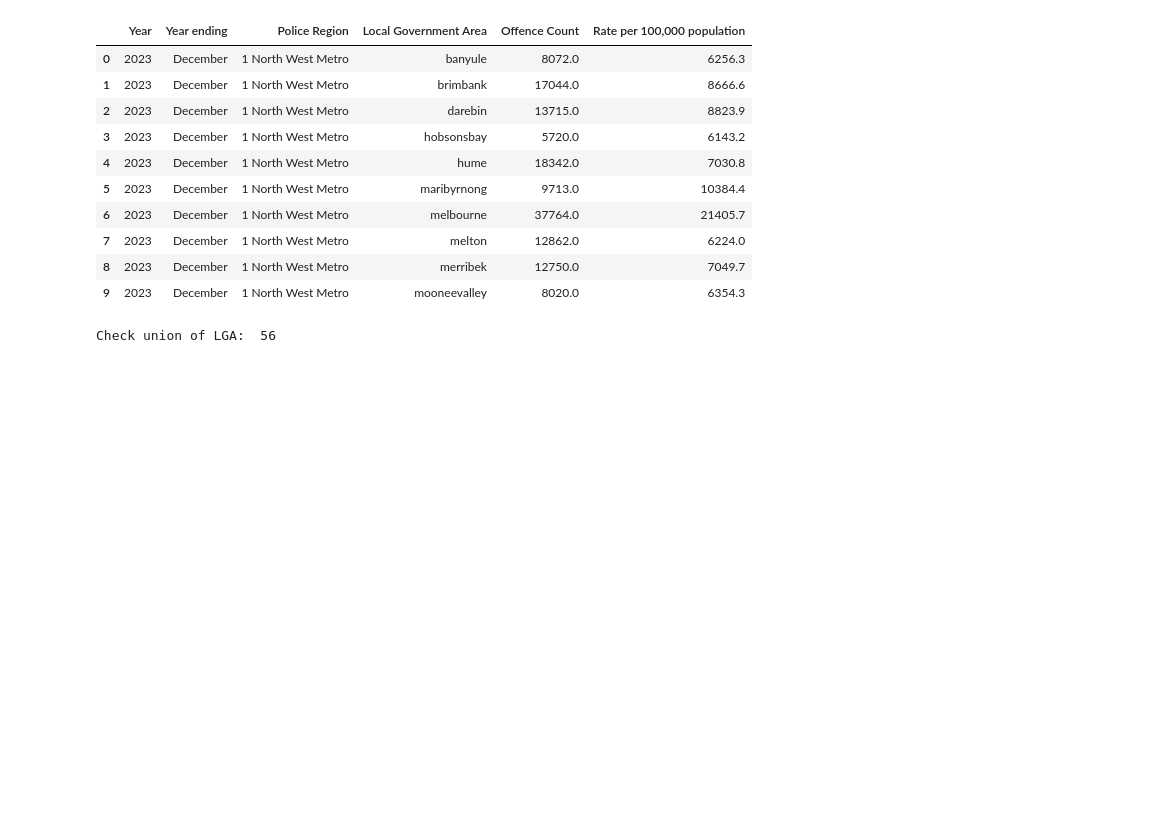
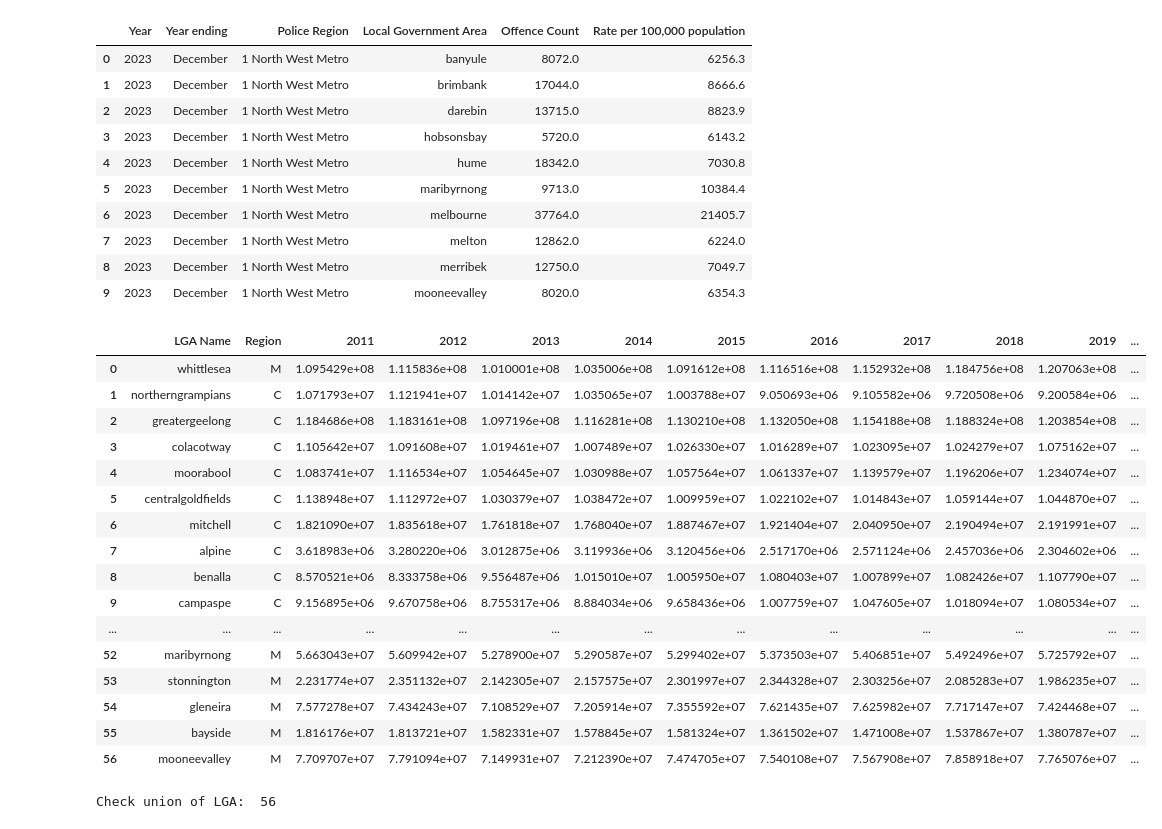
Before and after one commit to khangluong2004/COMP20008_Assignment2, a Jupyter notebook: khang/preProcessing.ipynb, the cells around one changed output. Saved outputs shown, nothing was run; the diff lists cells and outputs as text; code cells hidden in the pictures; blank space fills up the shorter version.

```diff
--- a/khang/preProcessing.ipynb
+++ b/khang/preProcessing.ipynb
@@ -1241,6 +1244,26 @@ offences_group["Rate per 100,000 population"] = (offences_group["Offence Count"]
 offences = offences_group
 
 offences.to_csv("../cleanedCsv/cleanedOffences.csv")
+# %%
+egm
+# %% [output]
+|  | LGA Name | Region | 2011 | 2012 | 2013 | 2014 | 2015 | 2016 | 2017 | 2018 | 2019 | ... |
+| 0 | whittlesea | M | 1.095429e+08 | 1.115836e+08 | 1.010001e+08 | 1.035006e+08 | 1.091612e+08 | 1.116516e+08 | 1.152932e+08 | 1.184756e+08 | 1.207063e+08 | ... |
+| 1 | northerngrampians | C | 1.071793e+07 | 1.121941e+07 | 1.014142e+07 | 1.035065e+07 | 1.003788e+07 | 9.050693e+06 | 9.105582e+06 | 9.720508e+06 | 9.200584e+06 | ... |
+| 2 | greatergeelong | C | 1.184686e+08 | 1.183161e+08 | 1.097196e+08 | 1.116281e+08 | 1.130210e+08 | 1.132050e+08 | 1.154188e+08 | 1.188324e+08 | 1.203854e+08 | ... |
+| 3 | colacotway | C | 1.105642e+07 | 1.091608e+07 | 1.019461e+07 | 1.007489e+07 | 1.026330e+07 | 1.016289e+07 | 1.023095e+07 | 1.024279e+07 | 1.075162e+07 | ... |
+| 4 | moorabool | C | 1.083741e+07 | 1.116534e+07 | 1.054645e+07 | 1.030988e+07 | 1.057564e+07 | 1.061337e+07 | 1.139579e+07 | 1.196206e+07 | 1.234074e+07 | ... |
+| 5 | centralgoldfields | C | 1.138948e+07 | 1.112972e+07 | 1.030379e+07 | 1.038472e+07 | 1.009959e+07 | 1.022102e+07 | 1.014843e+07 | 1.059144e+07 | 1.044870e+07 | ... |
+| 6 | mitchell | C | 1.821090e+07 | 1.835618e+07 | 1.761818e+07 | 1.768040e+07 | 1.887467e+07 | 1.921404e+07 | 2.040950e+07 | 2.190494e+07 | 2.191991e+07 | ... |
+| 7 | alpine | C | 3.618983e+06 | 3.280220e+06 | 3.012875e+06 | 3.119936e+06 | 3.120456e+06 | 2.517170e+06 | 2.571124e+06 | 2.457036e+06 | 2.304602e+06 | ... |
+| 8 | benalla | C | 8.570521e+06 | 8.333758e+06 | 9.556487e+06 | 1.015010e+07 | 1.005950e+07 | 1.080403e+07 | 1.007899e+07 | 1.082426e+07 | 1.107790e+07 | ... |
+| 9 | campaspe | C | 9.156895e+06 | 9.670758e+06 | 8.755317e+06 | 8.884034e+06 | 9.658436e+06 | 1.007759e+07 | 1.047605e+07 | 1.018094e+07 | 1.080534e+07 | ... |
+| ... | ... | ... | ... | ... | ... | ... | ... | ... | ... | ... | ... | ... |
+| 52 | maribyrnong | M | 5.663043e+07 | 5.609942e+07 | 5.278900e+07 | 5.290587e+07 | 5.299402e+07 | 5.373503e+07 | 5.406851e+07 | 5.492496e+07 | 5.725792e+07 | ... |
+| 53 | stonnington | M | 2.231774e+07 | 2.351132e+07 | 2.142305e+07 | 2.157575e+07 | 2.301997e+07 | 2.344328e+07 | 2.303256e+07 | 2.085283e+07 | 1.986235e+07 | ... |
+| 54 | gleneira | M | 7.577278e+07 | 7.434243e+07 | 7.108529e+07 | 7.205914e+07 | 7.355592e+07 | 7.621435e+07 | 7.625982e+07 | 7.717147e+07 | 7.424468e+07 | ... |
+| 55 | bayside | M | 1.816176e+07 | 1.813721e+07 | 1.582331e+07 | 1.578845e+07 | 1.581324e+07 | 1.361502e+07 | 1.471008e+07 | 1.537867e+07 | 1.380787e+07 | ... |
+| 56 | mooneevalley | M | 7.709707e+07 | 7.791094e+07 | 7.149931e+07 | 7.212390e+07 | 7.474705e+07 | 7.540108e+07 | 7.567908e+07 | 7.858918e+07 | 7.765076e+07 | ... |
 # %%
 # Output to use for eda
 # LGA is the index for housingPrices and communities
```
Also changed, not shown: parts of 1 cell of this notebook.
